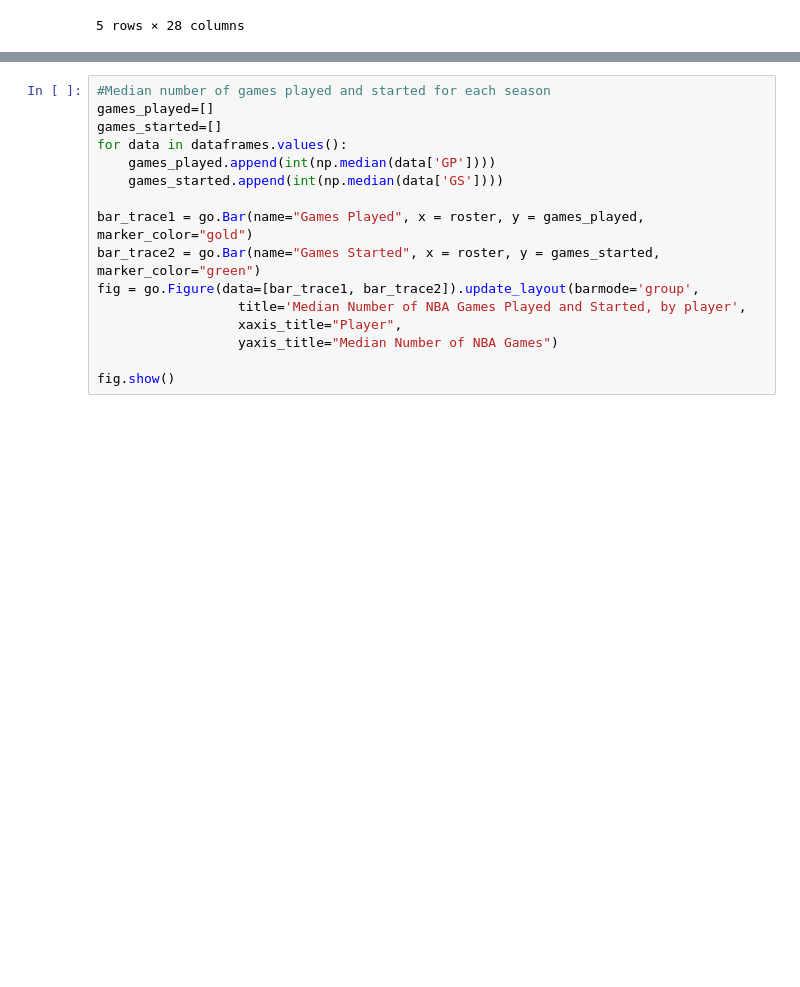
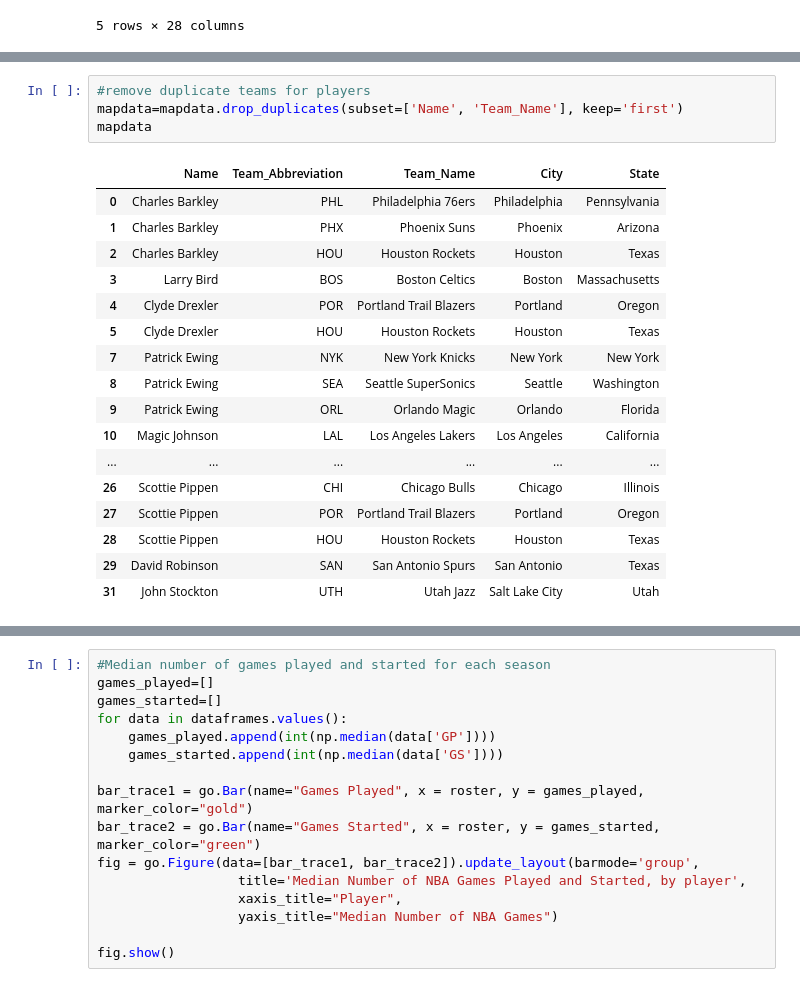
Before and after one commit to e-harrell/dreamteam92, a Jupyter notebook: project notebook.ipynb, the cells around one changed output, grey strips where cells are left out. Saved outputs shown, nothing was run; the diff lists cells and outputs as text; blank space fills up the shorter version.

```diff
--- a/project notebook.ipynb
+++ b/project notebook.ipynb
@@ -236,0 +305,22 @@ mapdata
+# %%
+#remove duplicate teams for players
+mapdata=mapdata.drop_duplicates(subset=['Name', 'Team_Name'], keep='first')
+mapdata
+# %% [output]
+|  | Name | Team_Abbreviation | Team_Name | City | State |
+| 0 | Charles Barkley | PHL | Philadelphia 76ers | Philadelphia | Pennsylvania |
+| 1 | Charles Barkley | PHX | Phoenix Suns | Phoenix | Arizona |
+| 2 | Charles Barkley | HOU | Houston Rockets | Houston | Texas |
+| 3 | Larry Bird | BOS | Boston Celtics | Boston | Massachusetts |
+| 4 | Clyde Drexler | POR | Portland Trail Blazers | Portland | Oregon |
+| 5 | Clyde Drexler | HOU | Houston Rockets | Houston | Texas |
+| 7 | Patrick Ewing | NYK | New York Knicks | New York | New York |
+| 8 | Patrick Ewing | SEA | Seattle SuperSonics | Seattle | Washington |
+| 9 | Patrick Ewing | ORL | Orlando Magic | Orlando | Florida |
+| 10 | Magic Johnson | LAL | Los Angeles Lakers | Los Angeles | California |
+| ... | ... | ... | ... | ... | ... |
+| 26 | Scottie Pippen | CHI | Chicago Bulls | Chicago | Illinois |
+| 27 | Scottie Pippen | POR | Portland Trail Blazers | Portland | Oregon |
+| 28 | Scottie Pippen | HOU | Houston Rockets | Houston | Texas |
+| 29 | David Robinson | SAN | San Antonio Spurs | San Antonio | Texas |
+| 31 | John Stockton | UTH | Utah Jazz | Salt Lake City | Utah |
```
Also changed, not shown: parts of 11 cells of this notebook.
